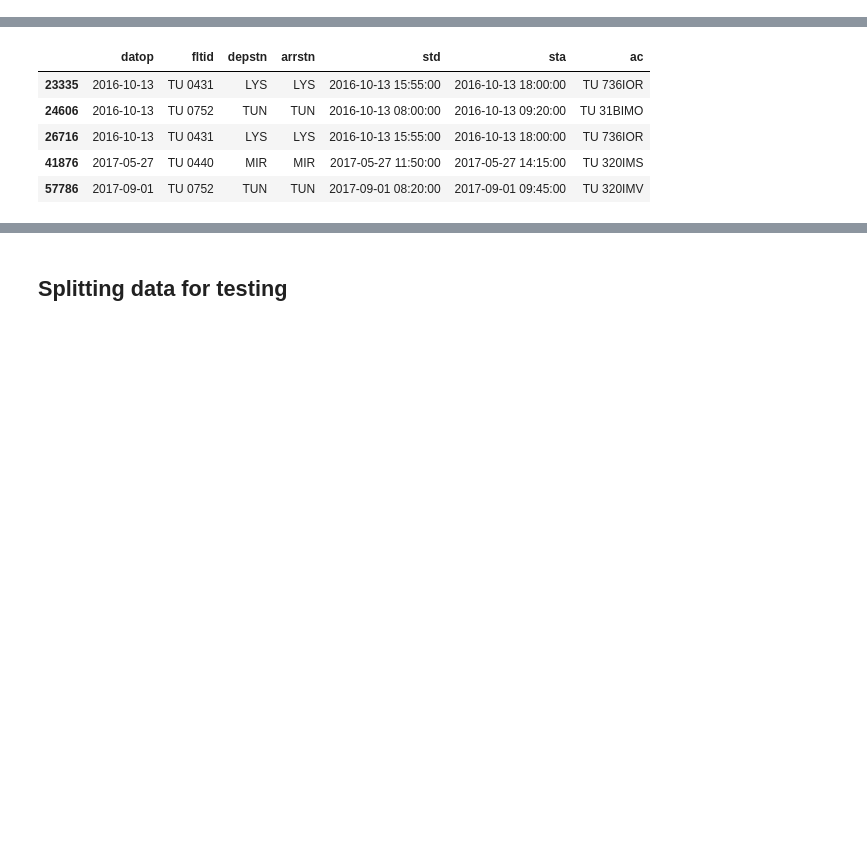
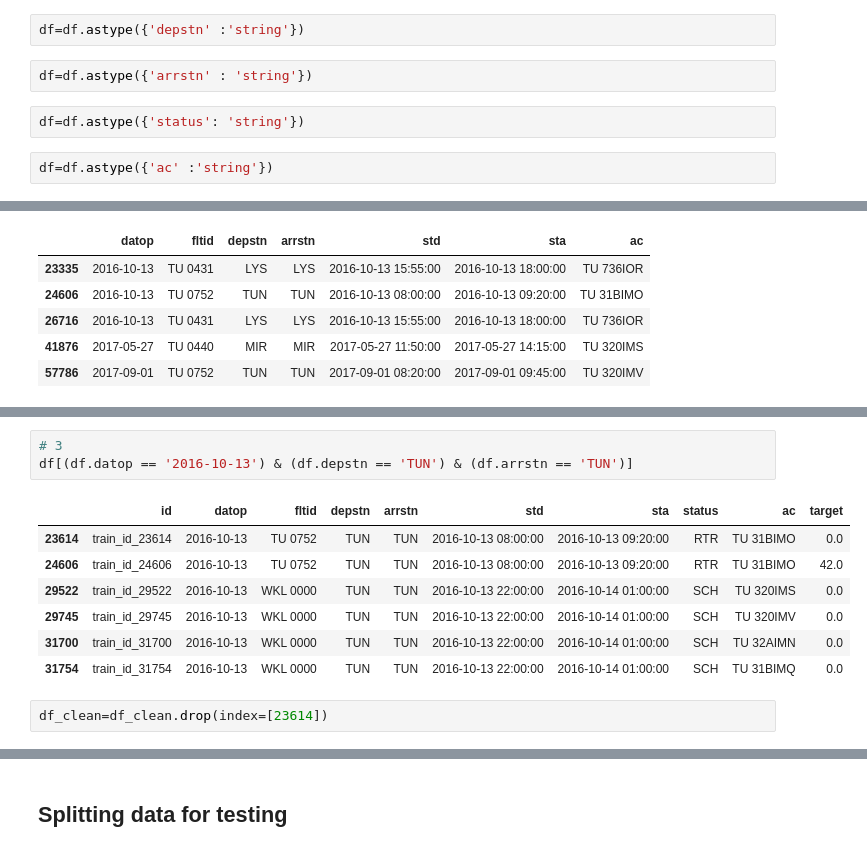
Before and after one commit to edierik/ml_project_flight_delay, a Jupyter notebook: EDA_Modeling_Flight_Delay.ipynb, the cells around one changed output, grey strips where cells are left out. Drawn from its saved outputs; the diff is of its cells as text; blank space fills up the shorter version.

```diff
--- a/EDA_Modeling_Flight_Delay.ipynb
+++ b/EDA_Modeling_Flight_Delay.ipynb
@@ -198,0 +221,8 @@ df['sta'] = pd.to_datetime(df['sta'], format='%Y/%m/%d %H:%M:%S')
+# %%
+df=df.astype({'depstn' :'string'})
+# %%
+df=df.astype({'arrstn' : 'string'})
+# %%
+df=df.astype({'status': 'string'})
+# %%
+df=df.astype({'ac' :'string'})
@@ -249,0 +311,13 @@ df[(df.datop == '2016-10-13') & (df.depstn == 'LYS')]
+# %%
+# 3
+df[(df.datop == '2016-10-13') & (df.depstn == 'TUN') & (df.arrstn == 'TUN')]
+# %% [output]
+|  | id | datop | fltid | depstn | arrstn | std | sta | status | ac | target |
+| 23614 | train_id_23614 | 2016-10-13 | TU 0752 | TUN | TUN | 2016-10-13 08:00:00 | 2016-10-13 09:20:00 | RTR | TU 31BIMO | 0.0 |
+| 24606 | train_id_24606 | 2016-10-13 | TU 0752 | TUN | TUN | 2016-10-13 08:00:00 | 2016-10-13 09:20:00 | RTR | TU 31BIMO | 42.0 |
+| 29522 | train_id_29522 | 2016-10-13 | WKL 0000 | TUN | TUN | 2016-10-13 22:00:00 | 2016-10-14 01:00:00 | SCH | TU 320IMS | 0.0 |
+| 29745 | train_id_29745 | 2016-10-13 | WKL 0000 | TUN | TUN | 2016-10-13 22:00:00 | 2016-10-14 01:00:00 | SCH | TU 320IMV | 0.0 |
+| 31700 | train_id_31700 | 2016-10-13 | WKL 0000 | TUN | TUN | 2016-10-13 22:00:00 | 2016-10-14 01:00:00 | SCH | TU 32AIMN | 0.0 |
+| 31754 | train_id_31754 | 2016-10-13 | WKL 0000 | TUN | TUN | 2016-10-13 22:00:00 | 2016-10-14 01:00:00 | SCH | TU 31BIMQ | 0.0 |
+# %%
+df_clean=df_clean.drop(index=[23614])
```
Also changed, not shown: parts of 28 cells of this notebook.
